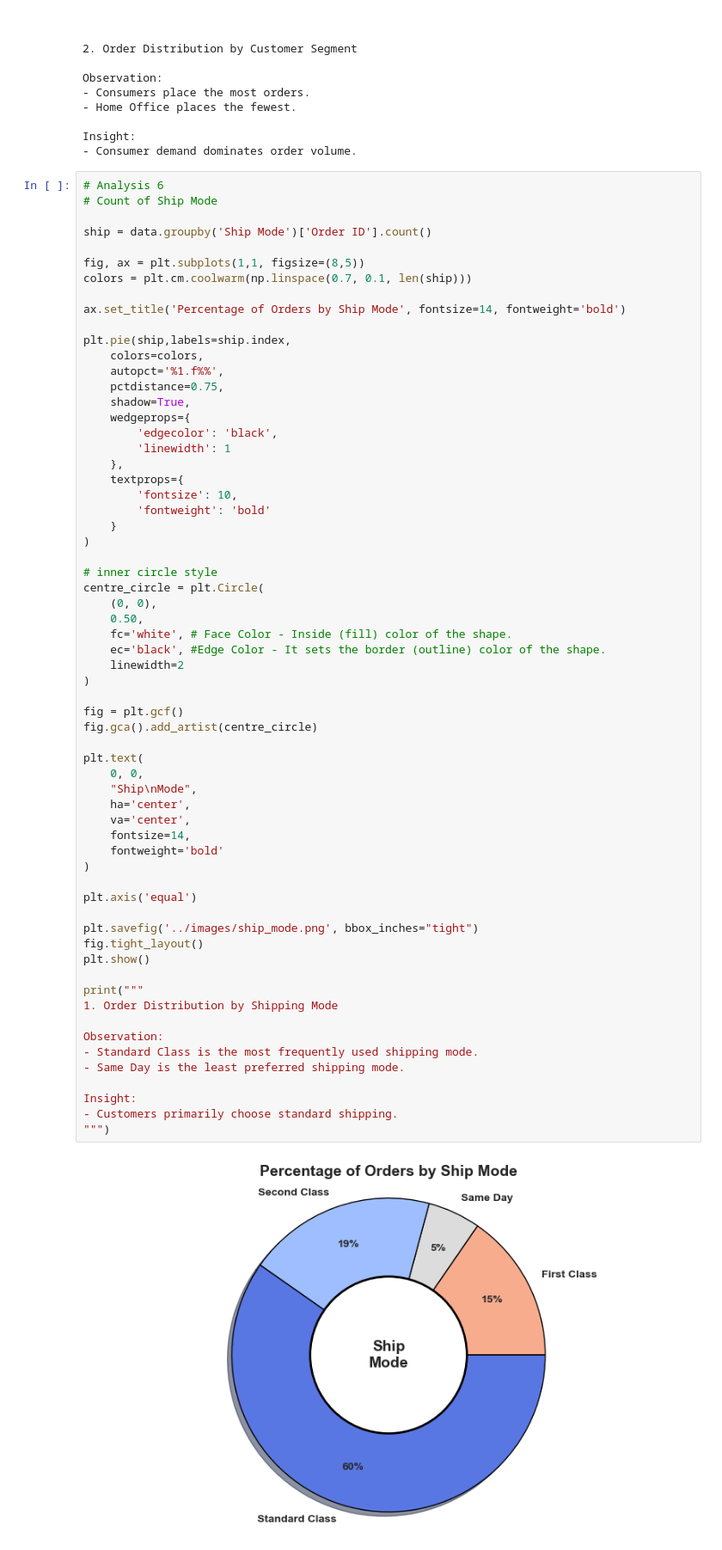
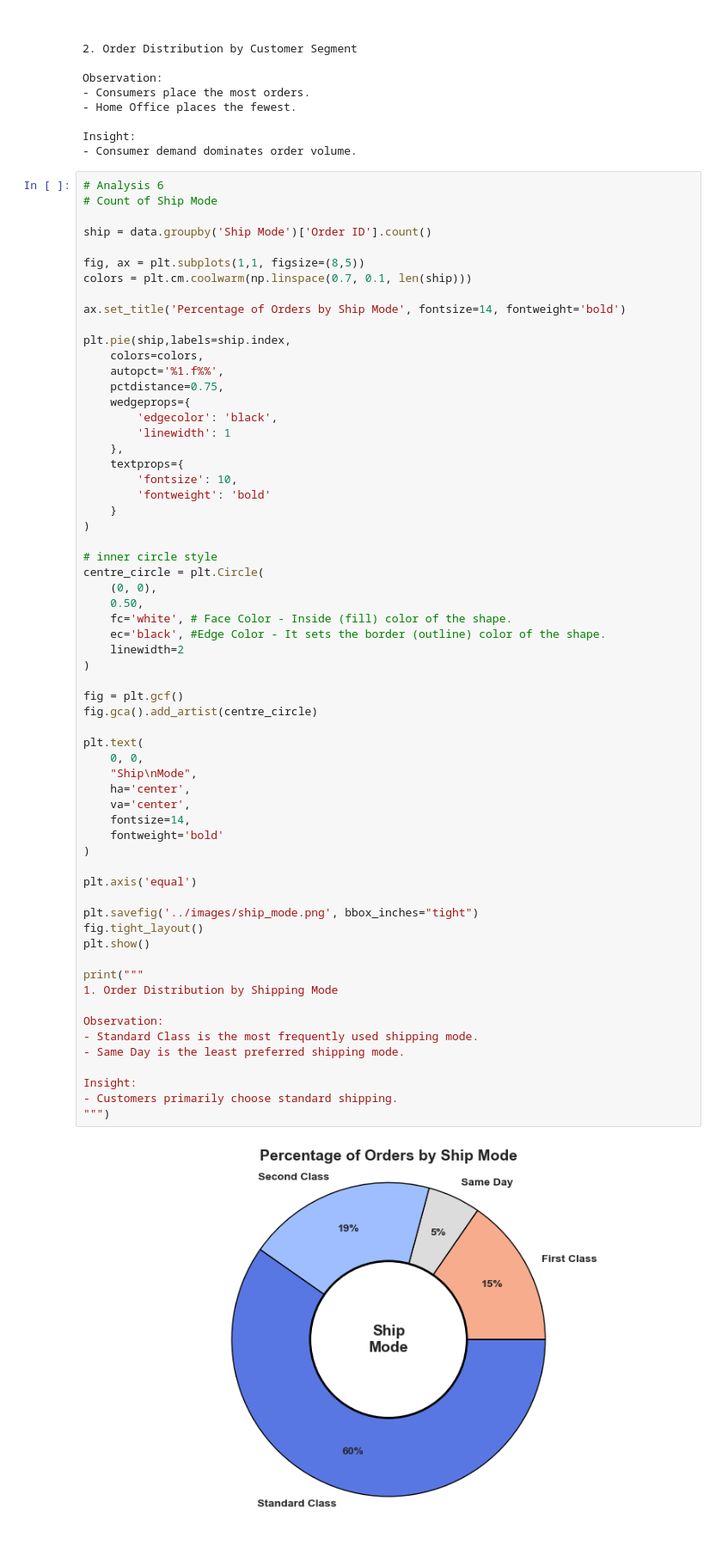
Before and after one commit to rBrijesh5/Superstore-Sales-Analytics, a Jupyter notebook: notebooks/analysis.ipynb, the cells around one changed output. Shown at 86% size. Saved outputs shown, nothing was run; the diff lists cells and outputs as text.

Commit message:
Added more graph

```diff
--- a/notebooks/analysis.ipynb
+++ b/notebooks/analysis.ipynb
@@ -542,7 +542,6 @@ plt.pie(ship,labels=ship.index,
     colors=colors,
     autopct='%1.f%%',
     pctdistance=0.75,
-    shadow=True,
     wedgeprops={
         'edgecolor': 'black',
         'linewidth': 1
@@ -564,34 +563,34 @@ centre_circle = plt.Circle(
 
 fig = plt.gcf()
 fig.gca().add_artist(centre_circle)
 
 plt.text(
     0, 0,
     "Ship\nMode",
     ha='center',
     va='center',
     fontsize=14,
     fontweight='bold'
 )
 
 plt.axis('equal')
 
 plt.savefig('../images/ship_mode.png', bbox_inches="tight")
 fig.tight_layout()
 plt.show()
 
 print("""
 1. Order Distribution by Shipping Mode
 
 Observation:
 - Standard Class is the most frequently used shipping mode.
 - Same Day is the least preferred shipping mode.
 
 Insight:
 - Customers primarily choose standard shipping.
 """)
 # %% [output]
-[figure, old version]
+[figure, new version]
 1. Order Distribution by Shipping Mode
 
 Observation:
```
Also changed, not shown: parts of 4 cells of this notebook, 4 other files.
